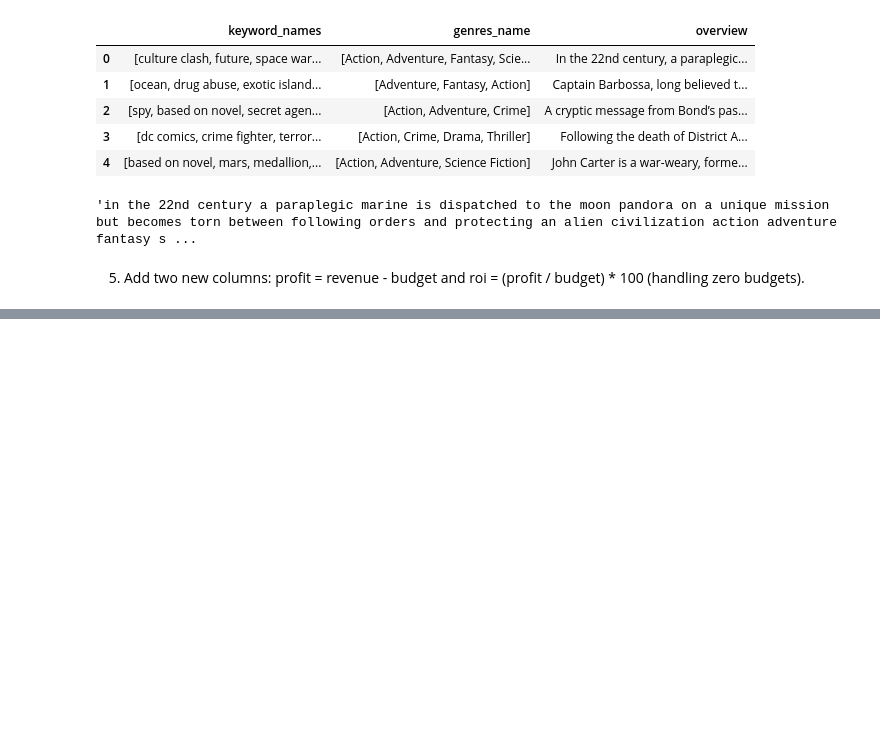
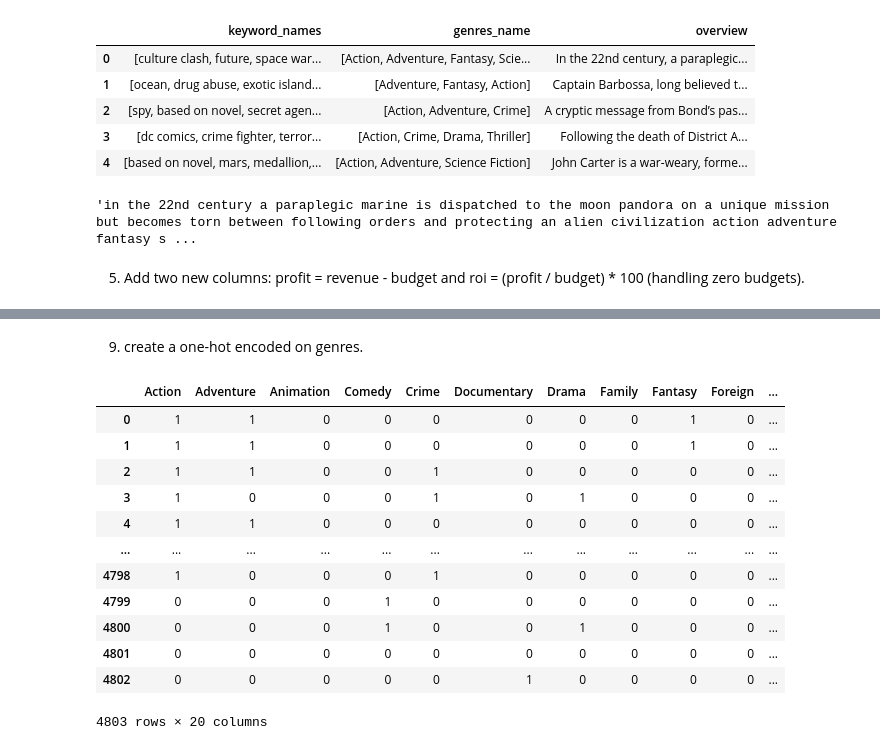
Before and after one commit to r-tavakoli/ai-ml-exercises, a Jupyter notebook: pandas/005_movie_explorer.ipynb, the cells around one changed output, grey strips where cells are left out. Saved outputs shown, nothing was run; the diff lists cells and outputs as text; code cells hidden in the pictures; blank space fills up the shorter version.

```diff
--- a/pandas/005_movie_explorer.ipynb
+++ b/pandas/005_movie_explorer.ipynb
@@ -204,0 +220,14 @@ movies
+# %%
+columns_to_check = ['budget', 'revenue', 'popularity']
+
+def detect_outliers_iqr(df, column):
+    Q1 = df[column].quantile(0.25)
+    Q3 = df[column].quantile(0.75)
+    IQR = Q3 - Q1
+    lower_bound = Q1 - 1.5 * IQR
+    upper_bound = Q3 + 1.5 * IQR
+    return (df[column] < lower_bound) | (df[column] > upper_bound)
+
+movies['is_outlier'] = False
+for col in columns_to_check:
+    movies['is_outlier'] = movies['is_outlier'] | detect_outliers_iqr(movies, col)
@@ -204,0 +250,5 @@ movies
+# %%
+movies['year'] = movies['release_date'].dt.year
+movies['month'] = movies['release_date'].dt.year
+movies['day_of_week'] = movies['release_date'].dt.weekday
+movies['day_of_week_name'] = movies['release_date'].dt.day_name()
@@ -204,0 +265,18 @@ movies
+# %% [markdown]
+9. create a one-hot encoded on genres.
+# %%
+movies['genres_name'].explode().str.get_dummies().groupby(level=0).max()
+# %% [output]
+|  | Action | Adventure | Animation | Comedy | Crime | Documentary | Drama | Family | Fantasy | Foreign | ... |
+| 0 | 1 | 1 | 0 | 0 | 0 | 0 | 0 | 0 | 1 | 0 | ... |
+| 1 | 1 | 1 | 0 | 0 | 0 | 0 | 0 | 0 | 1 | 0 | ... |
+| 2 | 1 | 1 | 0 | 0 | 1 | 0 | 0 | 0 | 0 | 0 | ... |
+| 3 | 1 | 0 | 0 | 0 | 1 | 0 | 1 | 0 | 0 | 0 | ... |
+| 4 | 1 | 1 | 0 | 0 | 0 | 0 | 0 | 0 | 0 | 0 | ... |
+| ... | ... | ... | ... | ... | ... | ... | ... | ... | ... | ... | ... |
+| 4798 | 1 | 0 | 0 | 0 | 1 | 0 | 0 | 0 | 0 | 0 | ... |
+| 4799 | 0 | 0 | 0 | 1 | 0 | 0 | 0 | 0 | 0 | 0 | ... |
+| 4800 | 0 | 0 | 0 | 1 | 0 | 0 | 1 | 0 | 0 | 0 | ... |
+| 4801 | 0 | 0 | 0 | 0 | 0 | 0 | 0 | 0 | 0 | 0 | ... |
+| 4802 | 0 | 0 | 0 | 0 | 0 | 1 | 0 | 0 | 0 | 0 | ... |
+4803 rows × 20 columns
```
Also changed, not shown: parts of 16 cells of this notebook.
